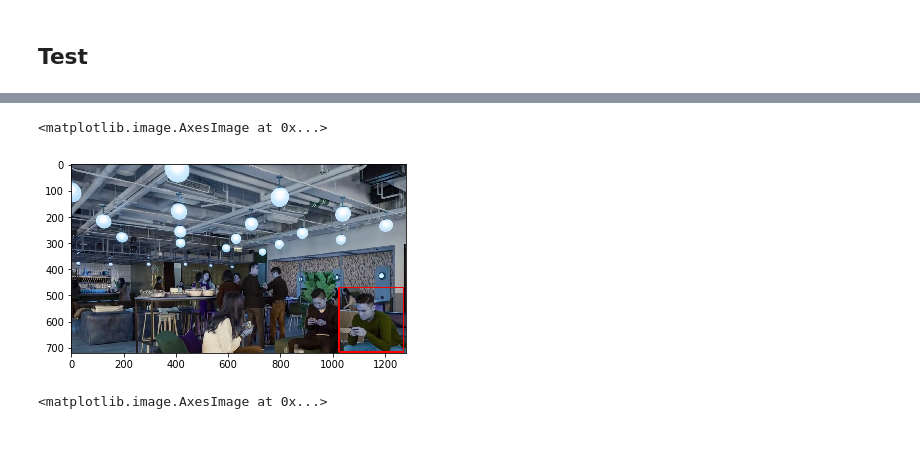
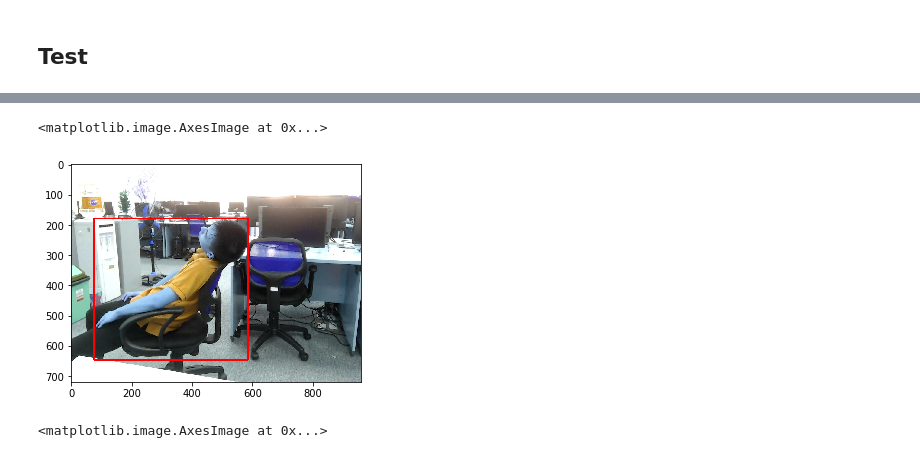
Before and after one commit to damvantai/Hand-Detection, a Jupyter notebook: src/02_Augmentation_Image_Tested_Finish.ipynb, the cells around one changed output, grey strips where cells are left out. Saved outputs shown, nothing was run; the diff lists cells and outputs as text; code cells hidden in the pictures.

```diff
--- a/src/02_Augmentation_Image_Tested_Finish.ipynb
+++ b/src/02_Augmentation_Image_Tested_Finish.ipynb
@@ -242,10 +245,10 @@ plt.imshow(img)
 # %%
-img = cv2.imread("/home/damvantai/Documents/github/open_source/Multi-class-BBox-Label-Tool/Images/003/881_flip.jpg")
-img = cv2.rectangle(img, (1023,469), (1270,716), (255, 0, 0), 3)
+img = cv2.imread("/home/neosai/Documents/dataset/preprocess/Images/007/122_flip.jpg")
+img = cv2.rectangle(img, (75,180), (586,646), (255, 0, 0), 3)
 plt.imshow(img)
 # %% [output]
 <matplotlib.image.AxesImage at 0x...>
-[figure, old version]
+[figure, new version]
 # %%
 img = cv2.imread("/home/damvantai/Documents/github/open_source/Multi-class-BBox-Label-Tool/Images/003/748_rotated.jpg")
 img = cv2.rectangle(img, (262,234), (626,801), (255, 0, 0), 3)
```
Also changed, not shown: parts of 3 cells of this notebook, 2 other files.
